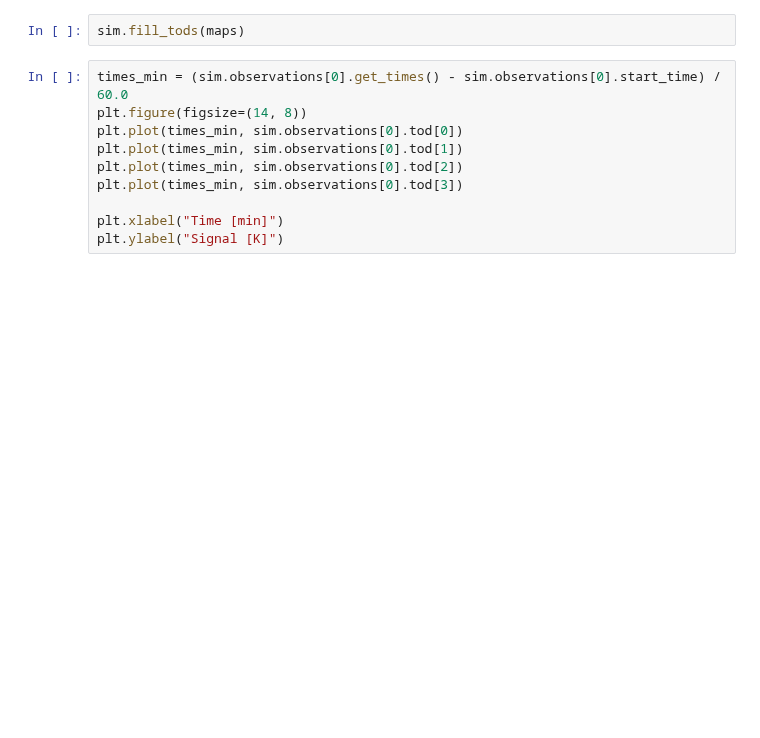
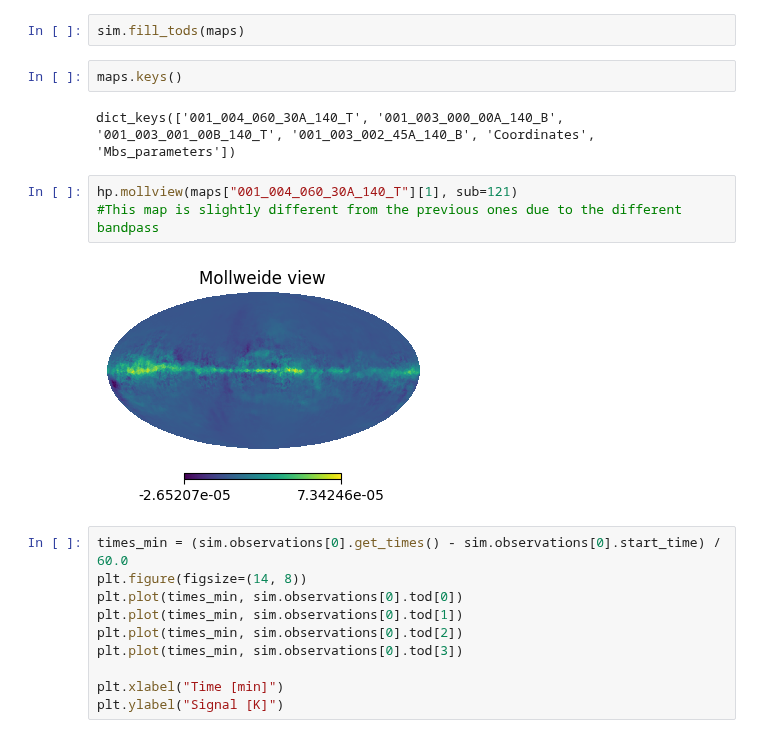
Before and after one commit to litebird/litebird_sim, a Jupyter notebook: notebooks/example_of_fg_generation_and_bandpass_integration.ipynb, the cells around one changed output. Drawn from its saved outputs; the diff is of its cells as text; blank space fills up the shorter version.

```diff
--- a/notebooks/example_of_fg_generation_and_bandpass_integration.ipynb
+++ b/notebooks/example_of_fg_generation_and_bandpass_integration.ipynb
@@ -478,6 +484,15 @@ sim.set_hwp(
 sim.compute_pointings()
 # %%
 sim.fill_tods(maps)
+# %%
+maps.keys()
+# %% [output]
+dict_keys(['001_004_060_30A_140_T', '001_003_000_00A_140_B', '001_003_001_00B_140_T', '001_003_002_45A_140_B', 'Coordinates', 'Mbs_parameters'])
+# %%
+hp.mollview(maps["001_004_060_30A_140_T"][1], sub=121)
+#This map is slightly different from the previous ones due to the different bandpass
+# %% [output]
+[figure, added]
 # %%
 times_min = (sim.observations[0].get_times() - sim.observations[0].start_time) / 60.0
 plt.figure(figsize=(14, 8))
```
Also changed, not shown: parts of 12 cells of this notebook, 2 other files.
